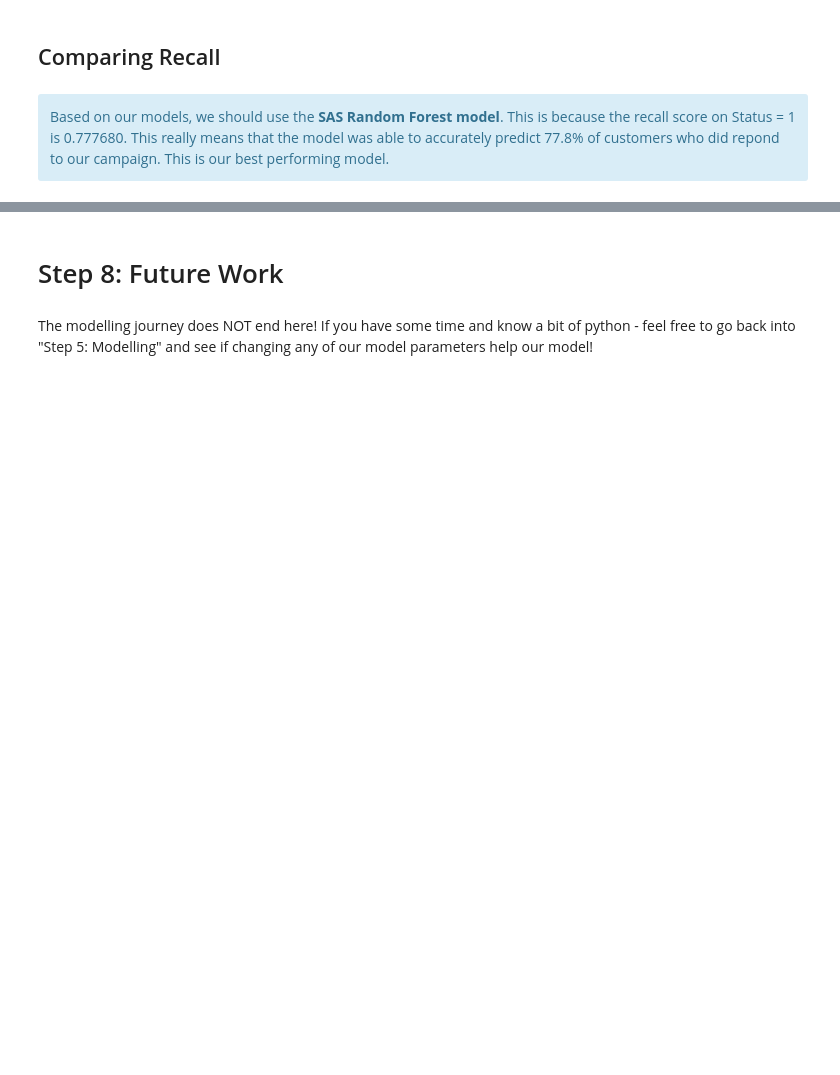
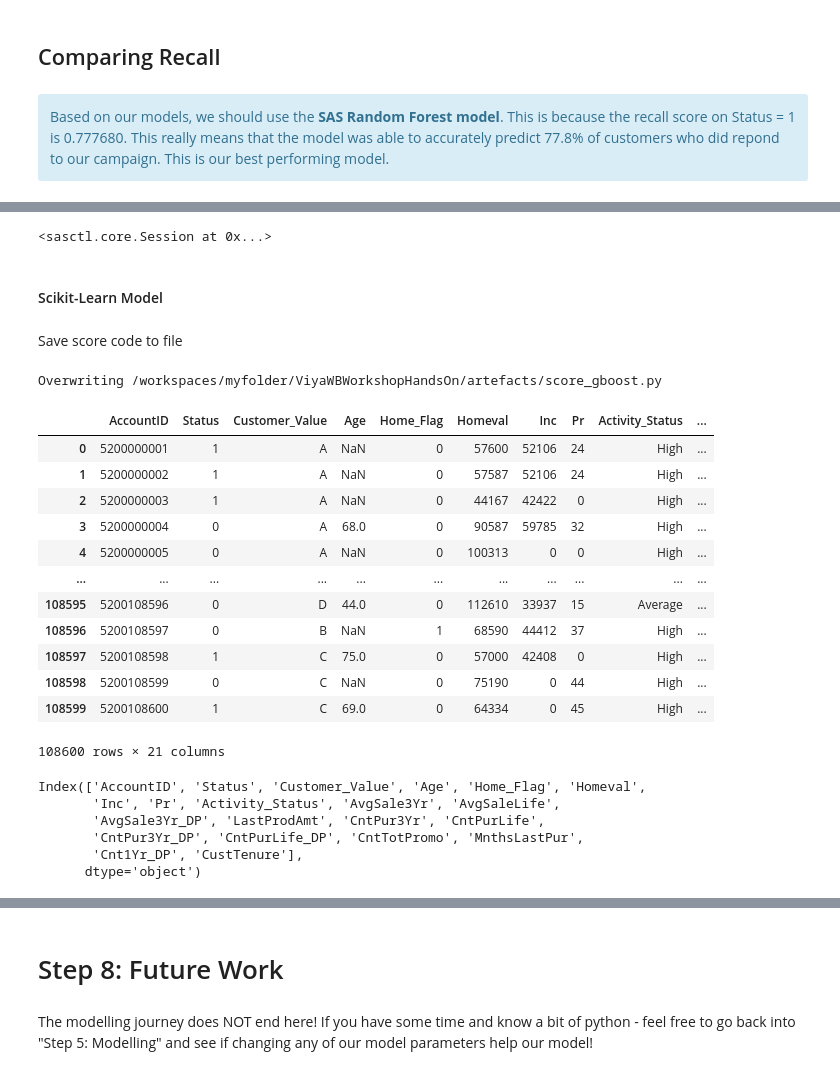
Before and after one commit to yjchingsas/ViyaWBWorkshopHandsOn, a Jupyter notebook: BankCampaign_Python.ipynb, the cells around one changed output, grey strips where cells are left out. Drawn from its saved outputs; the diff is of its cells as text; code cells hidden in the pictures; blank space fills up the shorter version.

```diff
--- a/BankCampaign_Python.ipynb
+++ b/BankCampaign_Python.ipynb
@@ -712,0 +741,6 @@ Based on our models, we should use the <b>SAS Random Forest model</b>. This is b
+# %%
+# Create a Session, this is the connection to SAS Viya
+st = Session(url, token=access_token, verify_ssl=False)
+st
+# %% [output]
+<sasctl.core.Session at 0x...>
@@ -712,0 +751,69 @@ Based on our models, we should use the <b>SAS Random Forest model</b>. This is b
+# %% [markdown]
+#### Scikit-Learn Model
+# %% [markdown]
+Save score code to file
+# %%
+%%writefile /workspaces/myfolder/ViyaWBWorkshopHandsOn/artefacts/score_gboost.py
+import pickle
+import numpy as np
+import pandas as pd
+import settings
+
+# Load pickle file objects
+with open(settings.pickle_path + '/rf_V3_11_5.pkl', 'rb') as f:
+    imputer = pickle.load(f)
+    ohe = pickle.load(f)
+    model = pickle.load(f)
+
+def score_method(DELINQUENCIES, DEROGATORYMARKS, INQUIRIES, CREDLINEAGE, CREDLINES, DEBTINCRATIO, LOANREQUEST, HOMEVALUE, INCOME, LOANTOVALUE, YEARSONJOB):
+    "Output: P_DEFAULT0, P_DEFAULT1, I_DEFAULT"
+
+    # Create single row dataframe
+    record = pd.DataFrame([[DELINQUENCIES, DEROGATORYMARKS, INQUIRIES, CREDLINEAGE, CREDLINES, DEBTINCRATIO, LOANREQUEST, HOMEVALUE, INCOME, LOANTOVALUE, YEARSONJOB]],\
+             columns=['DELINQUENCIES', 'DEROGATORYMARKS', 'INQUIRIES', 'CREDLINEAGE', 'CREDLINES', 'DEBTINCRATIO', 'LOANREQUEST', 'HOMEVALUE', 'INCOME', 'LOANTOVALUE', 'YEARSONJOB'])
+
+    dm_class_input = ["DELINQUENCIES", "DEROGATORYMARKS", "INQUIRIES"]
+    dm_interval_input = ["CREDLINEAGE","CREDLINES","DEBTINCRATIO","HOMEVALUE","INCOME","LOANREQUEST" ,"LOANTOVALUE","YEARSONJOB"]
+
+    # Impute interval missing values to median if needed
+    rec_intv = record[dm_interval_input]
+    rec_intv_imp = imputer.transform(rec_intv)
+
+    # One-hot encode class inputs, unknown levels are set to all 0s
+    rec_class = record[dm_class_input].applymap(str)
+    rec_class_ohe = ohe.transform(rec_class).toarray()
+
+    # Score data passed to this method
+    rec = np.concatenate((rec_intv_imp, rec_class_ohe), axis=1)
+    rec_pred_prob = model.predict_proba(rec)
+    rec_pred = model.predict(rec)
+
+    return float(rec_pred_prob[0][0]), float(rec_pred_prob[0][1]), str(float(rec_pred[0]))
+# %% [output]
+Overwriting /workspaces/myfolder/ViyaWBWorkshopHandsOn/artefacts/score_gboost.py
+# %%
+bank = pd.read_csv("./bank.csv")
+bank
+# %% [output]
+|  | AccountID | Status | Customer_Value | Age | Home_Flag | Homeval | Inc | Pr | Activity_Status | ... |
+| 0 | 5200000001 | 1 | A | NaN | 0 | 57600 | 52106 | 24 | High | ... |
+| 1 | 5200000002 | 1 | A | NaN | 0 | 57587 | 52106 | 24 | High | ... |
+| 2 | 5200000003 | 1 | A | NaN | 0 | 44167 | 42422 | 0 | High | ... |
+| 3 | 5200000004 | 0 | A | 68.0 | 0 | 90587 | 59785 | 32 | High | ... |
+| 4 | 5200000005 | 0 | A | NaN | 0 | 100313 | 0 | 0 | High | ... |
+| ... | ... | ... | ... | ... | ... | ... | ... | ... | ... | ... |
+| 108595 | 5200108596 | 0 | D | 44.0 | 0 | 112610 | 33937 | 15 | Average | ... |
+| 108596 | 5200108597 | 0 | B | NaN | 1 | 68590 | 44412 | 37 | High | ... |
+| 108597 | 5200108598 | 1 | C | 75.0 | 0 | 57000 | 42408 | 0 | High | ... |
+| 108598 | 5200108599 | 0 | C | NaN | 0 | 75190 | 0 | 44 | High | ... |
+| 108599 | 5200108600 | 1 | C | 69.0 | 0 | 64334 | 0 | 45 | High | ... |
+108600 rows × 21 columns
+# %%
+bank.columns
+# %% [output]
+Index(['AccountID', 'Status', 'Customer_Value', 'Age', 'Home_Flag', 'Homeval',
+       'Inc', 'Pr', 'Activity_Status', 'AvgSale3Yr', 'AvgSaleLife',
+       'AvgSale3Yr_DP', 'LastProdAmt', 'CntPur3Yr', 'CntPurLife',
+       'CntPur3Yr_DP', 'CntPurLife_DP', 'CntTotPromo', 'MnthsLastPur',
+       'Cnt1Yr_DP', 'CustTenure'],
+      dtype='object')
```
Also changed, not shown: parts of 23 cells of this notebook, 3 other files.
